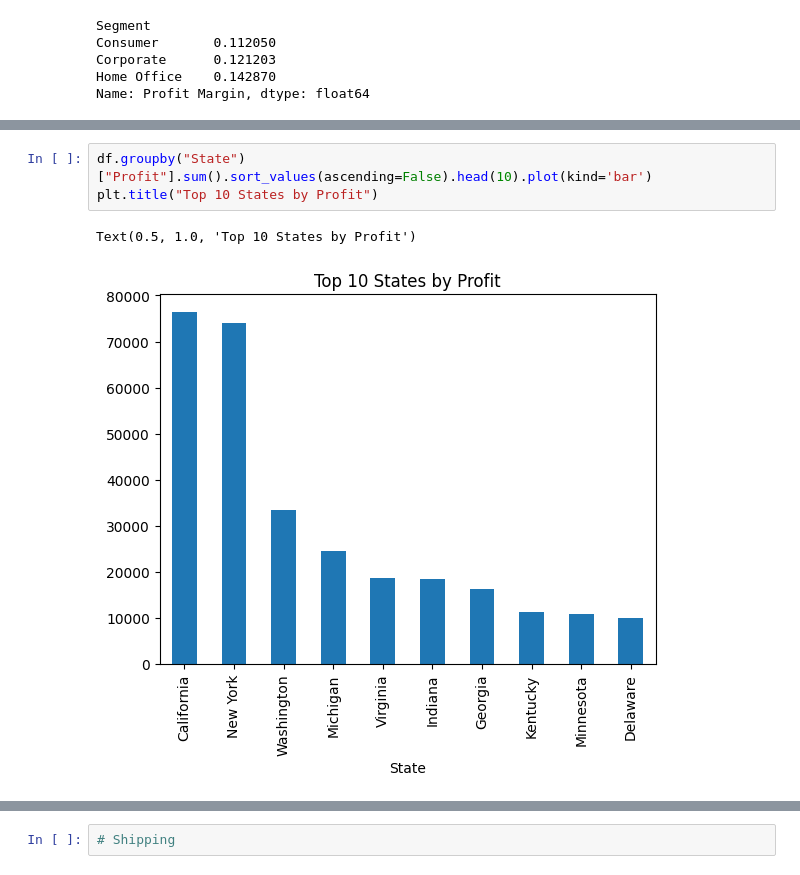
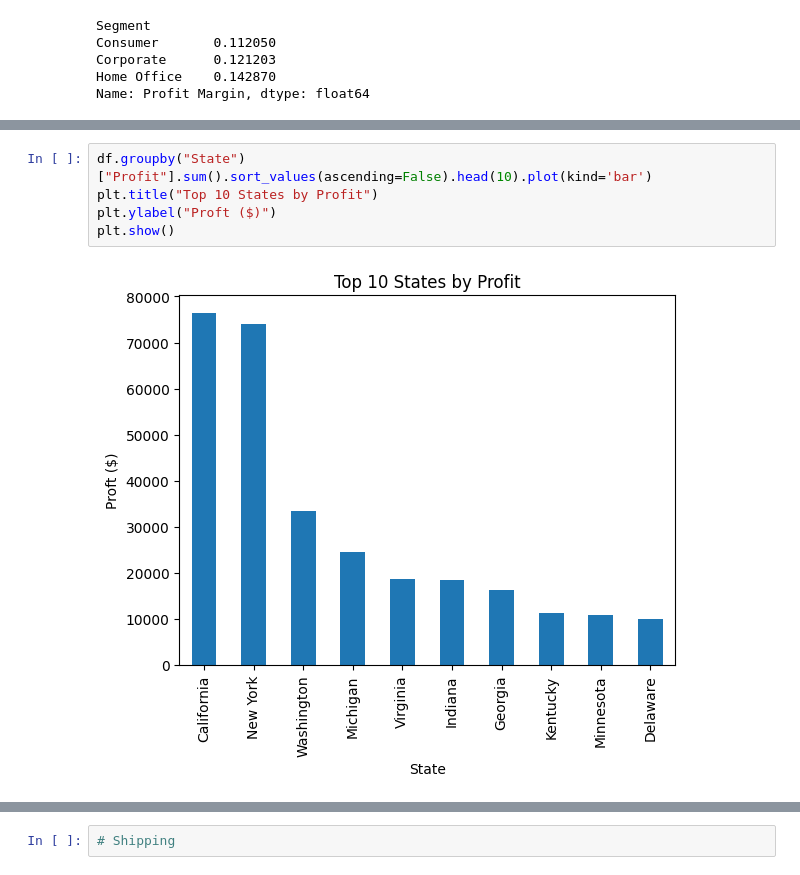
Before and after one commit to KyleNicholls19/StoreDataAnalysis, a Jupyter notebook: StoreAnalysis.ipynb, the cells around one changed output, grey strips where cells are left out. Cells and saved outputs as stored; diff of their text form.

```diff
--- a/StoreAnalysis.ipynb
+++ b/StoreAnalysis.ipynb
@@ -442,9 +532,10 @@ plt.show()
 # %%
 df.groupby("State")["Profit"].sum().sort_values(ascending=False).head(10).plot(kind='bar')
 plt.title("Top 10 States by Profit")
+plt.ylabel("Proft ($)")
+plt.show()
 # %% [output]
-Text(0.5, 1.0, 'Top 10 States by Profit')
-[figure, old version]
+[figure, new version]
 # %%
 df.groupby("State")["Profit"].sum().sort_values(ascending=True).head(10).plot(kind='bar')
 plt.title("Bottom 10 States by Profit")
```
Also changed, not shown: parts of 26 cells of this notebook.
